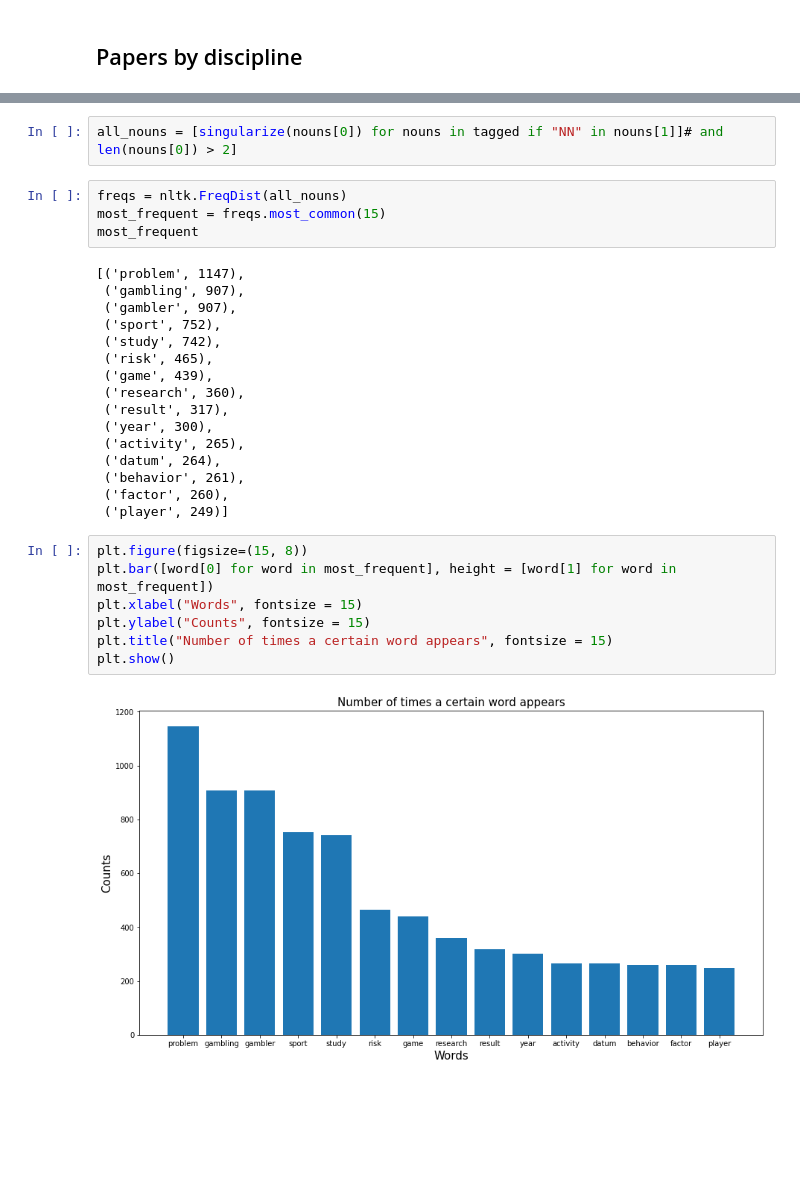
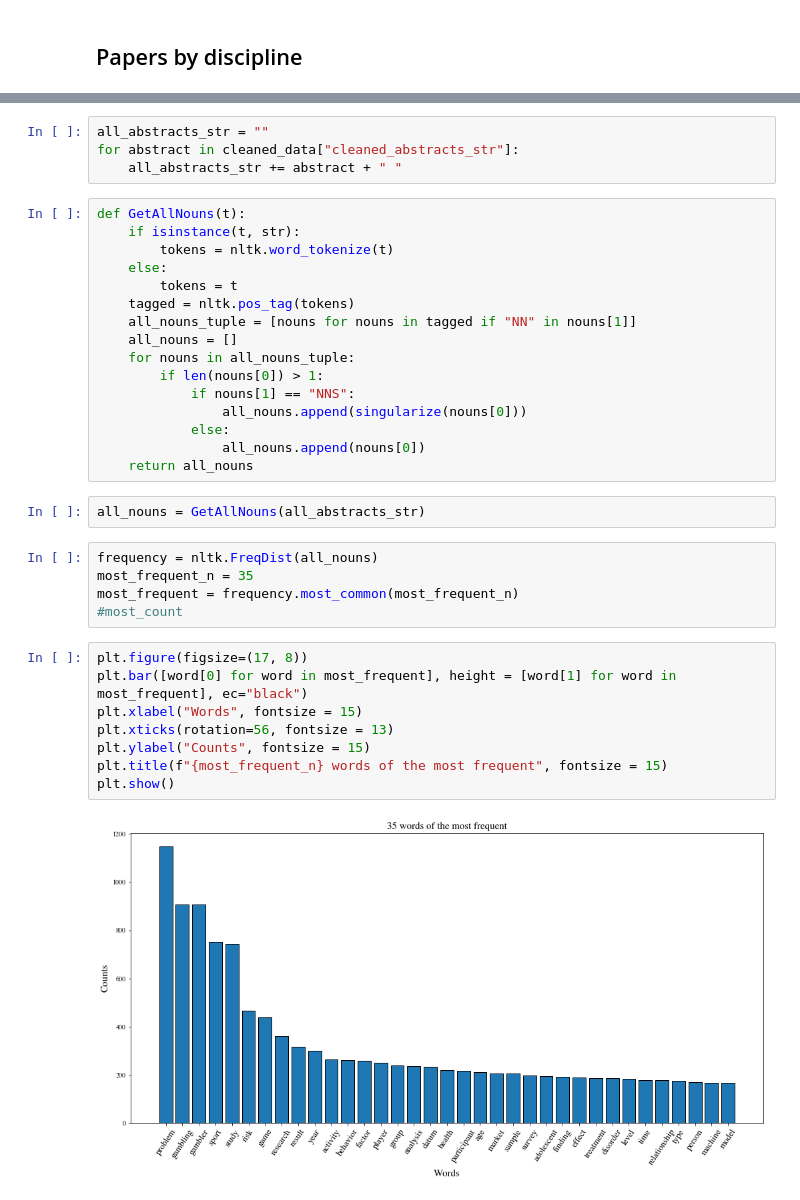
Before and after one commit to GustavoGil13/springer-link-scraper, a Jupyter notebook: springer_link_nb.ipynb, the cells around one changed output, grey strips where cells are left out. Cells and saved outputs as stored; diff of their text form; blank space fills up the shorter version.

Commit message:
cleaned up

```diff
--- a/springer_link_nb.ipynb
+++ b/springer_link_nb.ipynb
@@ -270,31 +310,37 @@ tagged = nltk.pos_tag(tokens)
-# %%
-all_nouns = [singularize(nouns[0]) for nouns in tagged if "NN" in nouns[1]]# and len(nouns[0]) > 2]
+# %%
+all_abstracts_str = ""
+for abstract in cleaned_data["cleaned_abstracts_str"]:
+    all_abstracts_str += abstract + " "
+# %%
+def GetAllNouns(t):
+    if isinstance(t, str):
+        tokens = nltk.word_tokenize(t)
+    else:
+        tokens = t
+    tagged = nltk.pos_tag(tokens)
+    all_nouns_tuple = [nouns for nouns in tagged if "NN" in nouns[1]]
+    all_nouns = []
+    for nouns in all_nouns_tuple:
+        if len(nouns[0]) > 1:
+            if nouns[1] == "NNS":
+                all_nouns.append(singularize(nouns[0]))
+            else:
+                all_nouns.append(nouns[0])
+    return all_nouns
+# %%
+all_nouns = GetAllNouns(all_abstracts_str)
 # %%
-freqs = nltk.FreqDist(all_nouns)
-most_frequent = freqs.most_common(15)
-most_frequent
+frequency = nltk.FreqDist(all_nouns)
+most_frequent_n = 35
+most_frequent = frequency.most_common(most_frequent_n)
+#most_count
-# %% [output]
-[('problem', 1147),
- ('gambling', 907),
- ('gambler', 907),
- ('sport', 752),
- ('study', 742),
- ('risk', 465),
- ('game', 439),
- ('research', 360),
- ('result', 317),
- ('year', 300),
- ('activity', 265),
- ('datum', 264),
- ('behavior', 261),
- ('factor', 260),
- ('player', 249)]
 # %%
-plt.figure(figsize=(15, 8))
-plt.bar([word[0] for word in most_frequent], height = [word[1] for word in most_frequent])
+plt.figure(figsize=(17, 8))
+plt.bar([word[0] for word in most_frequent], height = [word[1] for word in most_frequent], ec="black")
 plt.xlabel("Words", fontsize = 15)
+plt.xticks(rotation=56, fontsize = 13)
 plt.ylabel("Counts", fontsize = 15)
-plt.title("Number of times a certain word appears", fontsize = 15)
+plt.title(f"{most_frequent_n} words of the most frequent", fontsize = 15)
 plt.show()
 # %% [output]
-[figure, old version]
+[figure, new version]
```
Also changed, not shown: parts of 32 cells of this notebook.
